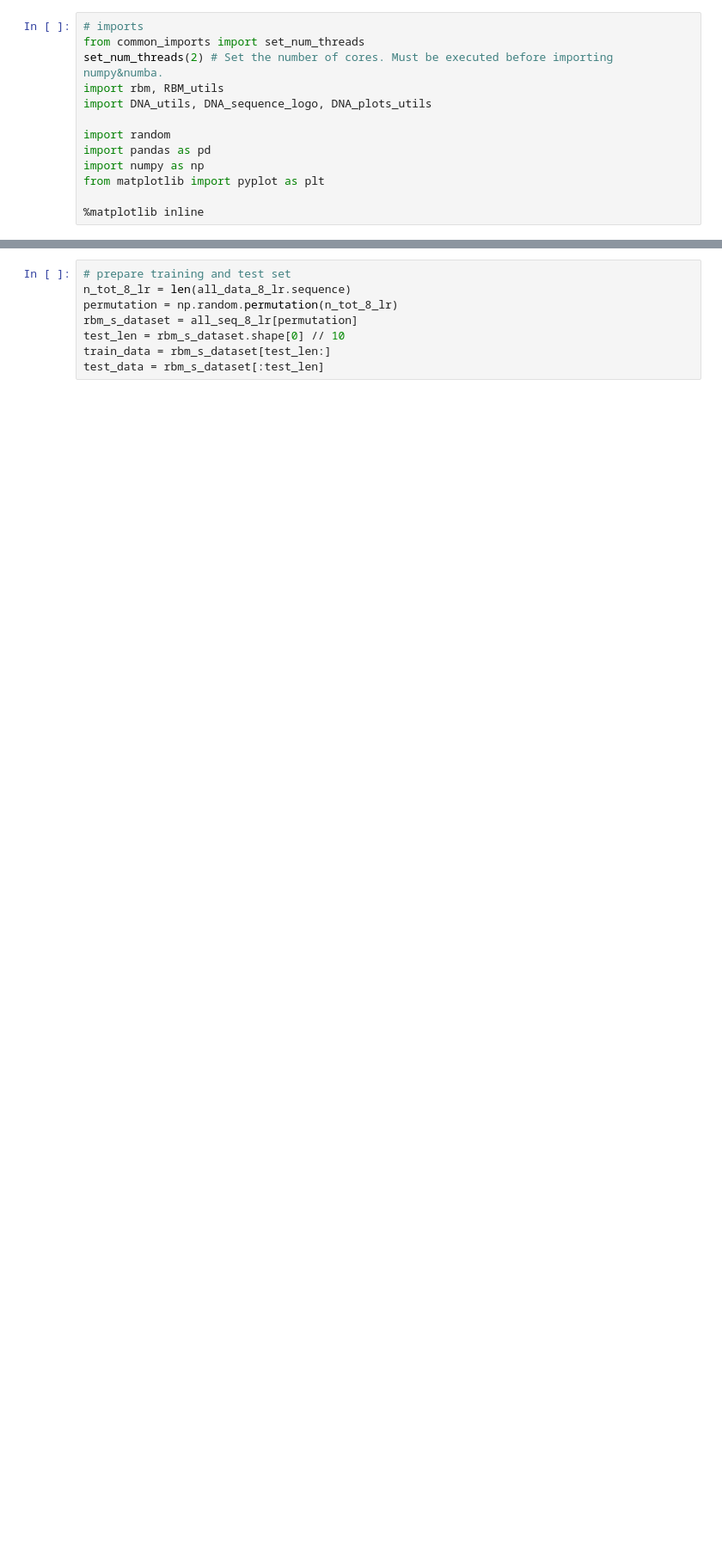
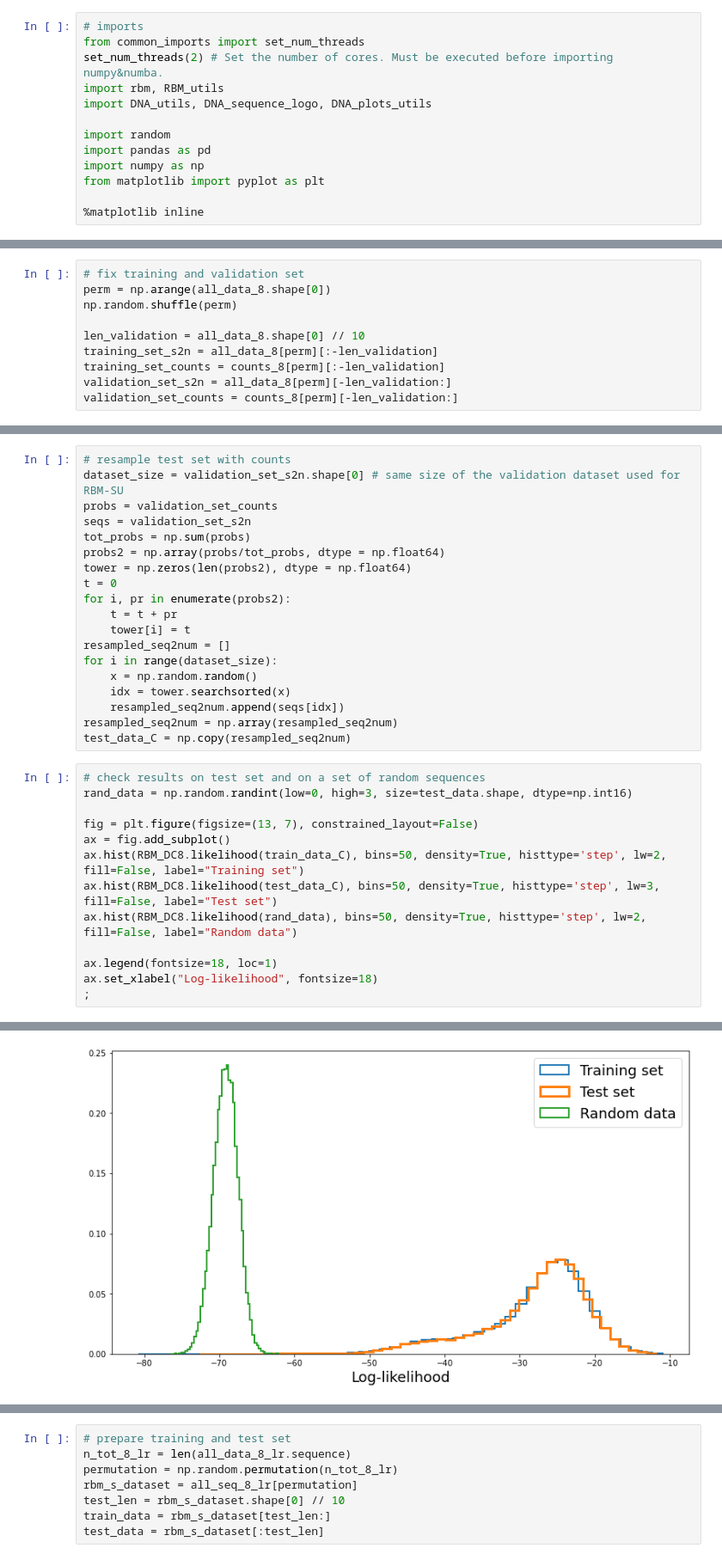
Before and after one commit to adigioacchino/RBMsForAptamers, a Jupyter notebook: RBM_training/RBMs_training.ipynb, the cells around one changed output, grey strips where cells are left out. Shown at 86% size. Cells and saved outputs as stored; diff of their text form; blank space fills up the shorter version.

```diff
--- a/RBM_training/RBMs_training.ipynb
+++ b/RBM_training/RBMs_training.ipynb
@@ -190,0 +160,10 @@ ax.set_xlabel("Log-likelihood", fontsize=18)
+# %%
+# fix training and validation set
+perm = np.arange(all_data_8.shape[0])
+np.random.shuffle(perm)
+
+len_validation = all_data_8.shape[0] // 10
+training_set_s2n = all_data_8[perm][:-len_validation]
+training_set_counts = counts_8[perm][:-len_validation]
+validation_set_s2n = all_data_8[perm][-len_validation:]
+validation_set_counts = counts_8[perm][-len_validation:]
@@ -190,0 +224,33 @@ ax.set_xlabel("Log-likelihood", fontsize=18)
+# %%
+# resample test set with counts
+dataset_size = validation_set_s2n.shape[0] # same size of the validation dataset used for RBM-SU
+probs = validation_set_counts
+seqs = validation_set_s2n
+tot_probs = np.sum(probs)
+probs2 = np.array(probs/tot_probs, dtype = np.float64)
+tower = np.zeros(len(probs2), dtype = np.float64)
+t = 0
+for i, pr in enumerate(probs2):
+    t = t + pr
+    tower[i] = t
+resampled_seq2num = []
+for i in range(dataset_size):
+    x = np.random.random()
+    idx = tower.searchsorted(x)
+    resampled_seq2num.append(seqs[idx])
+resampled_seq2num = np.array(resampled_seq2num)
+test_data_C = np.copy(resampled_seq2num)
+# %%
+# check results on test set and on a set of random sequences
+rand_data = np.random.randint(low=0, high=3, size=test_data.shape, dtype=np.int16)
+
+fig = plt.figure(figsize=(13, 7), constrained_layout=False)
+ax = fig.add_subplot()
+ax.hist(RBM_DC8.likelihood(train_data_C), bins=50, density=True, histtype='step', lw=2, fill=False, label="Training set")
+ax.hist(RBM_DC8.likelihood(test_data_C), bins=50, density=True, histtype='step', lw=3, fill=False, label="Test set")
+ax.hist(RBM_DC8.likelihood(rand_data), bins=50, density=True, histtype='step', lw=2, fill=False, label="Random data")
+
+ax.legend(fontsize=18, loc=1)
+ax.set_xlabel("Log-likelihood", fontsize=18)
+;
+# %% [output]
@@ -191,3 +260,4 @@ ax.set_xlabel("Log-likelihood", fontsize=18)
+[figure, added]
 # %%
 # save RBM
 out_path = '../RBM_retrained/'
```
Also changed, not shown: parts of 35 cells of this notebook, 44 other files.
